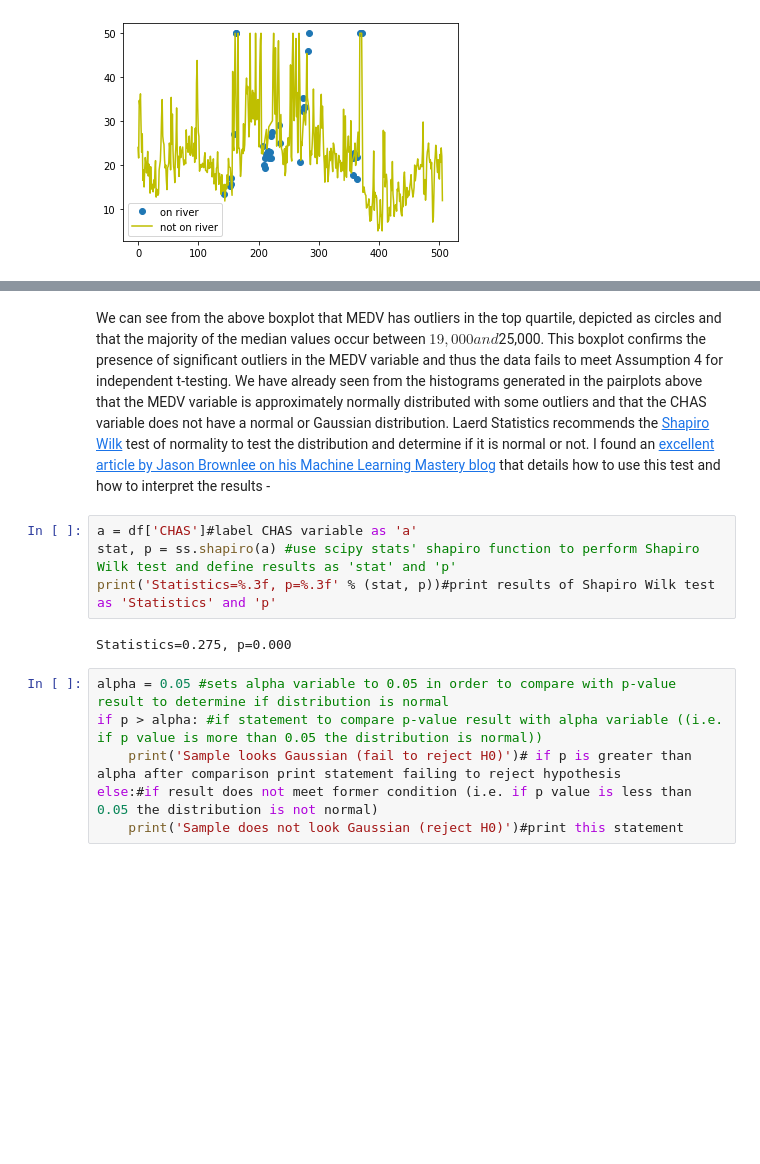
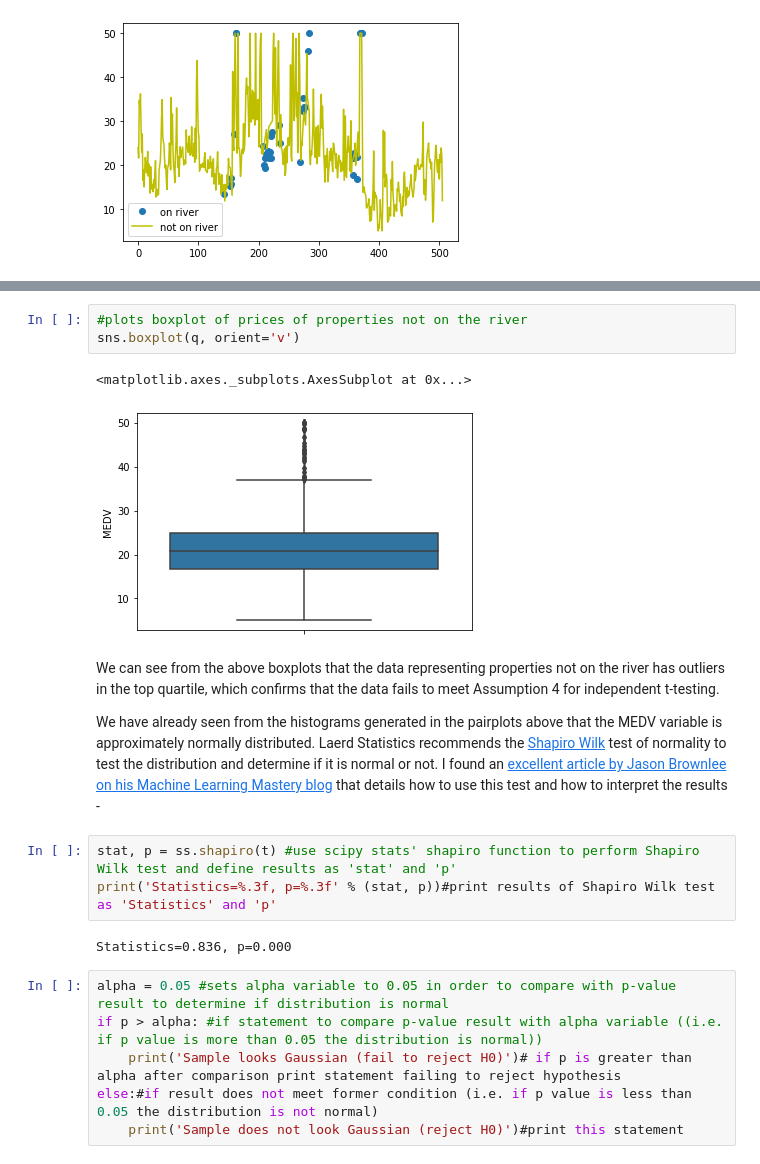
Before and after one commit to AideenByrne/2019MachineLearningProject, a Jupyter notebook: 2019project.ipynb, the cells around one changed output, grey strips where cells are left out. Drawn from its saved outputs; the diff is of its cells as text; blank space fills up the shorter version.

```diff
--- a/2019project.ipynb
+++ b/2019project.ipynb
@@ -261,12 +295,18 @@ sns.boxplot(df['CHAS'], df['MEDV'])
+# %%
+#plots boxplot of prices of properties not on the river
+sns.boxplot(q, orient='v')
+# %% [output]
+<matplotlib.axes._subplots.AxesSubplot at 0x...>
+[figure, added]
 # %% [markdown]
-We can see from the above boxplot that MEDV has outliers in the top quartile, depicted as circles and that the majority of the median values occur between $19,000 and $25,000.  This boxplot confirms the presence of significant outliers in the MEDV variable and thus the data fails to meet Assumption 4 for independent t-testing.
-We have already seen from the histograms generated in the pairplots above that the MEDV variable is approximately normally distributed with some outliers and that the CHAS variable does not have a normal or Gaussian distribution. Laerd Statistics recommends the [Shapiro Wilk](https://docs.scipy.org/doc/scipy/reference/generated/scipy.stats.shapiro.html) test of normality to test the distribution and determine if it is normal or not.  I found an [excellent article by Jason Brownlee on his Machine Learning Mastery blog](https://machinelearningmastery.com/a-gentle-introduction-to-normality-tests-in-python/) that details how to use this test and how to interpret the results -
+We can see from the above boxplots that the data representing properties not on the river has outliers in the top quartile, which confirms that the data fails to meet Assumption 4 for independent t-testing.
+
+We have already seen from the histograms generated in the pairplots above that the MEDV variable is approximately normally distributed. Laerd Statistics recommends the [Shapiro Wilk](https://docs.scipy.org/doc/scipy/reference/generated/scipy.stats.shapiro.html) test of normality to test the distribution and determine if it is normal or not.  I found an [excellent article by Jason Brownlee on his Machine Learning Mastery blog](https://machinelearningmastery.com/a-gentle-introduction-to-normality-tests-in-python/) that details how to use this test and how to interpret the results -
 # %%
-a = df['CHAS']#label CHAS variable as 'a'
-stat, p = ss.shapiro(a) #use scipy stats' shapiro function to perform Shapiro Wilk test and define results as 'stat' and 'p'
+stat, p = ss.shapiro(t) #use scipy stats' shapiro function to perform Shapiro Wilk test and define results as 'stat' and 'p'
 print('Statistics=%.3f, p=%.3f' % (stat, p))#print results of Shapiro Wilk test as 'Statistics' and 'p'
 # %% [output]
-Statistics=0.275, p=0.000
+Statistics=0.836, p=0.000
 # %%
 alpha = 0.05 #sets alpha variable to 0.05 in order to compare with p-value result to determine if distribution is normal
 if p > alpha: #if statement to compare p-value result with alpha variable ((i.e. if p value is more than 0.05 the distribution is normal))
```
Also changed, not shown: parts of 30 cells of this notebook.
